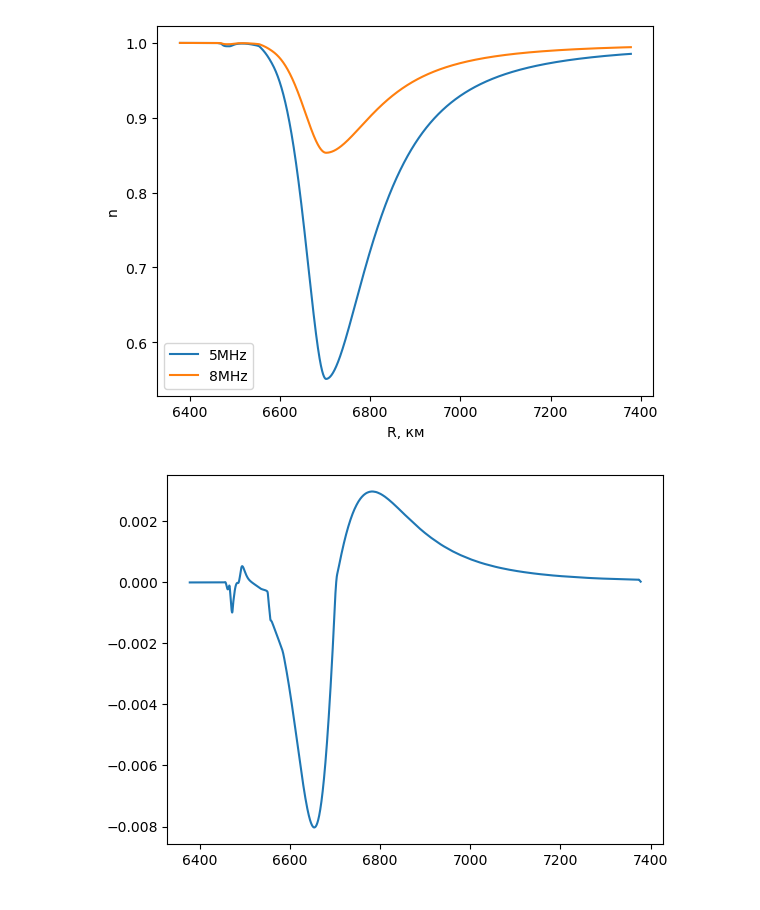
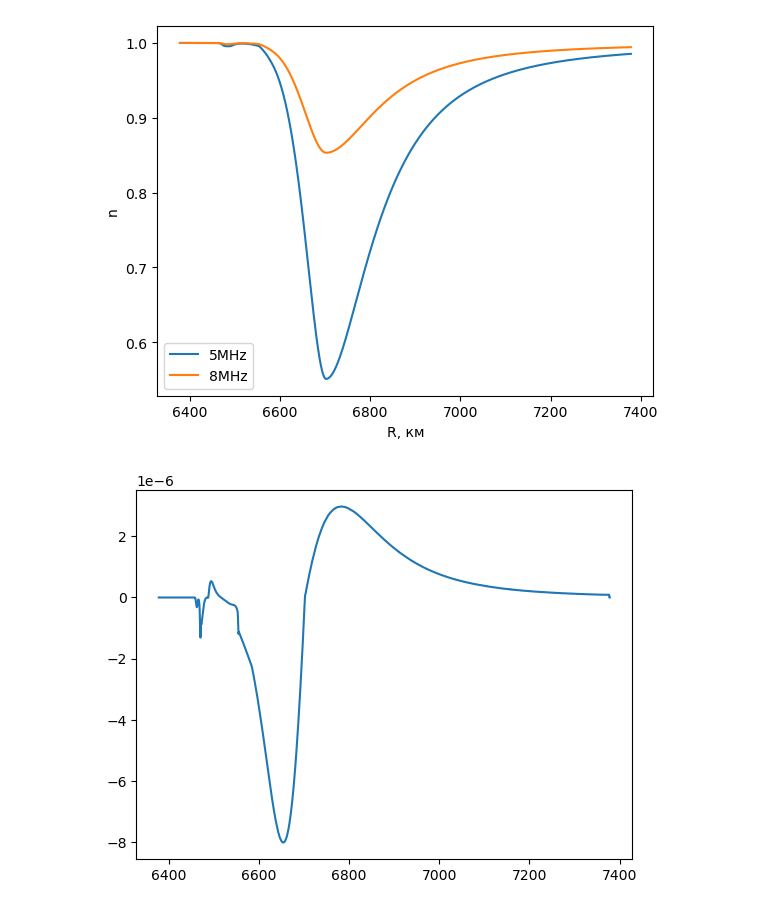
Before and after one commit to astronom-v-cube/exam_rrv, a Jupyter notebook: 6.ipynb, the cells around one changed output. Drawn from its saved outputs; the diff is of its cells as text; code cells hidden in the pictures.

```diff
--- a/6.ipynb
+++ b/6.ipynb
@@ -12,10 +12,10 @@ z, N_e = IRI[IRI[:,1]!=-1,0:2].T
 from astropy.constants import m_e, e, R_earth
 # %%
 omega_plasm = np.sqrt((4 * np.pi * (e.gauss.value ** 2) * N_e / m_e.cgs.value))
-n5 = np.sqrt(1 + 0j - ((omega_plasm**2)/((2 * np.pi * 5e6) ** 2)))
-n8 = np.sqrt(1 + 0j - ((omega_plasm**2)/((2 * np.pi * 8e6) ** 2)))
-r = z + R_earth.to('km').value
-r_ = np.linspace(R_earth.to('km').value, R_earth.to('km').value+1000, 4096)
+n5 = np.sqrt(1 - ((omega_plasm**2)/((2 * np.pi * 5e6) ** 2)))
+n8 = np.sqrt(1 - ((omega_plasm**2)/((2 * np.pi * 8e6) ** 2)))
+r = z*1e3 + R_earth.value
+r_ = np.linspace(R_earth.value, R_earth.value+1000e3, 4096)
 n5 = interp1d(r, n5, kind = 'cubic', bounds_error=False, fill_value=(n5[0],n5[-1]))
 n8 = interp1d(r, n8, kind = 'cubic', bounds_error=False, fill_value=(n8[0],n8[-1]))
 # %%
@@ -31,10 +31,10 @@ plt.savefig('n.png')
 # %%
 def dn2_dr(n, r):
     return derivative(lambda r: n(r)**2, r, dx=3, n=1, order=5)
-plt.plot(r_, dn2_dr(n5, r_))
+plt.plot(r_/1e3, dn2_dr(n5, r_))
 plt.savefig('dn2_dr.png')
 # %% [output]
-[figure, old version]
+[figure, new version]
 # %%
 def ode(t, p, n):
     r,theta,nr,ntheta = p
```
Also changed, not shown: parts of 5 cells of this notebook.
